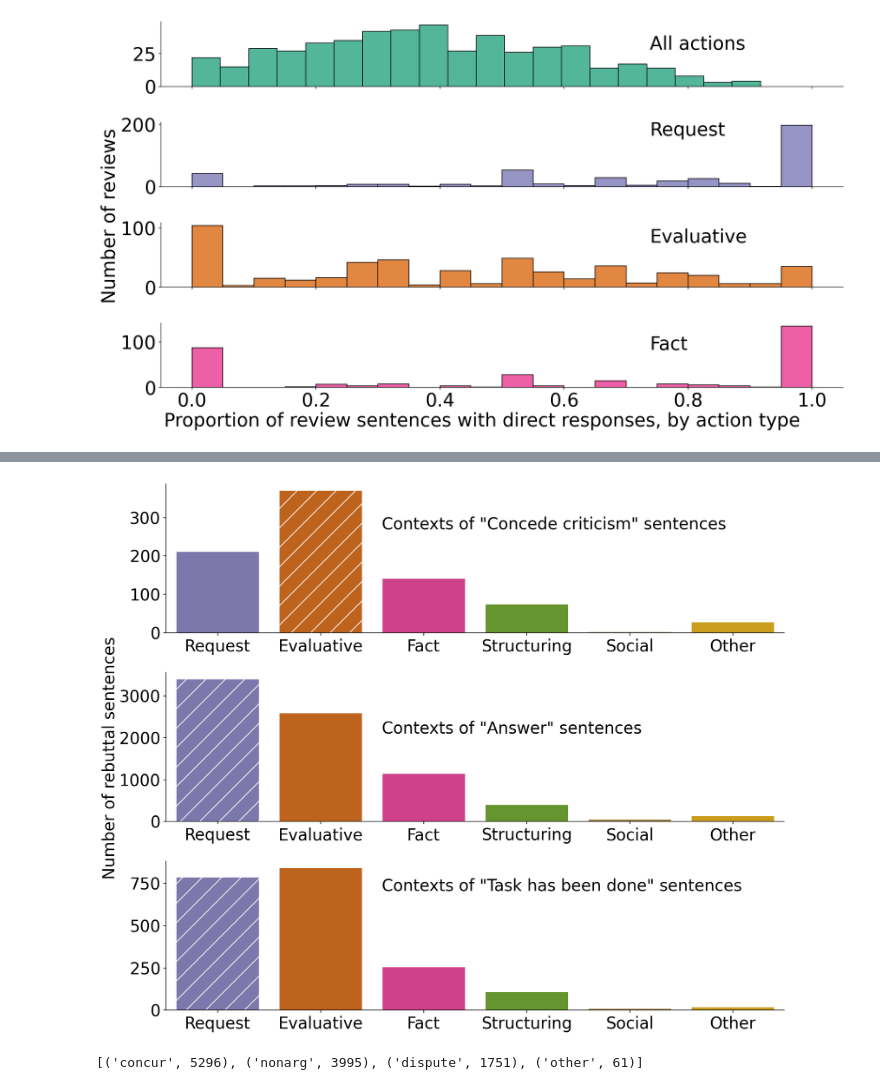
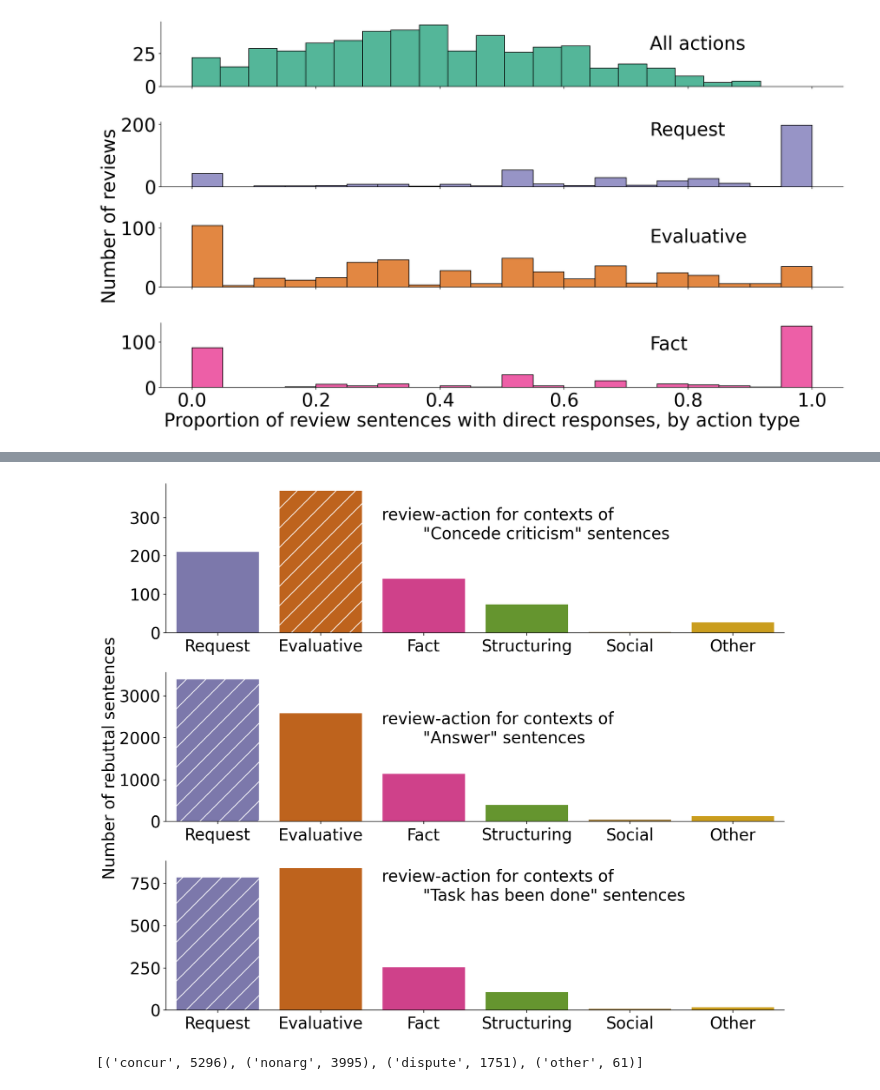
Before and after one commit to nnkennard/peer-review-discourse-dataset, a Jupyter notebook: analysis/Clean plots.ipynb, the cells around one changed output, grey strips where cells are left out. Drawn from its saved outputs; the diff is of its cells as text; code cells hidden in the pictures.

```diff
--- a/analysis/Clean plots.ipynb
+++ b/analysis/Clean plots.ipynb
@@ -11,7 +11,7 @@ import seaborn as sns
 
 from scipy import stats
 
-dataset_dir = "../data_prep/final_dataset/"
+dataset_dir = "../data_prep/acl_another/final_dataset/"
 
 SUBSETS = "train dev test".split()
 
@@ -153,8 +153,14 @@ def draw_constant_line(value, other_axis_values, is_horizontal):
 
 forum_agreeability_map = collections.defaultdict(list)
 
+ratings_counter = collections.Counter()
+
 for pair in all_pairs:
     forum_agreeability_map[pair["metadata"]["forum_id"]].append((get_agreeability(pair)["agreeability"],pair["metadata"]["rating"] ))
+    ratings_counter[(pair["metadata"]["conference"], pair["metadata"]["rating"])] += 1
+
+for i in list(sorted(ratings_counter)):
+    print(i)
 
 agreeability_df_dicts = []
 
@@ -288,37 +305,39 @@ for key in sorted(eval_responses) + sorted(request_responses):
     vals = j[key]
     bar = sns.barplot(x=[type_name_map[i] for i in review_types], y=[vals[i] for i in review_types],ax=axes[ax_count], palette=colors)
 
     if key in eval_responses:
         bar.patches[1].set_hatch("/")
     elif key in request_responses:
         bar.patches[0].set_hatch("/")
     else:
         assert False
     #bar.set_edgecolor([0.5,0.5,0.5])
     axes[ax_count].set_ylabel(key[9:])
     ax_count += 1
 
 
 for i in range(3):
     axes[i].spines['top'].set_visible(False)
     axes[i].spines['right'].set_visible(False)
     axes[i].yaxis.label.set_visible(False)
 
+#plt.rcParams.update({'font.size':16})
+
 plot_labels = [
-    FigText(0.4, 0.9, 'Contexts of "Concede criticism" sentences', "left", "center", "horizontal"),
-    FigText(0.4, 0.55, 'Contexts of "Answer" sentences', "left", "center", "horizontal"),
-    FigText(0.4, 0.28, 'Contexts of "Task has been done" sentences', "left", "center", "horizontal"),
+    FigText(0.4, 0.9, 'review-action for contexts of\n        "Concede criticism" sentences', "left", "center", "horizontal"),
+    FigText(0.4, 0.55, 'review-action for contexts of\n        "Answer" sentences', "left", "center", "horizontal"),
+    FigText(0.4, 0.28, 'review-action for contexts of\n        "Task has been done" sentences', "left", "center", "horizontal"),
     FigText(0.0, 0.5, "Number of rebuttal sentences", "left", "center", "vertical")
 ]
 
 
 for ft in plot_labels:
     fig.text(ft.x, ft.y, ft.text, ha=ft.ha, va=ft.va, rotation=ft.rotation)
 
 plt.tight_layout()
 plt.savefig("figs/noncanonical.pdf")
 # %% [output]
-[figure, old version]
+[figure, new version]
 # %%
 overall_counter = collections.Counter()
 
```
Also changed, not shown: parts of 4 cells of this notebook, 2 other files.
